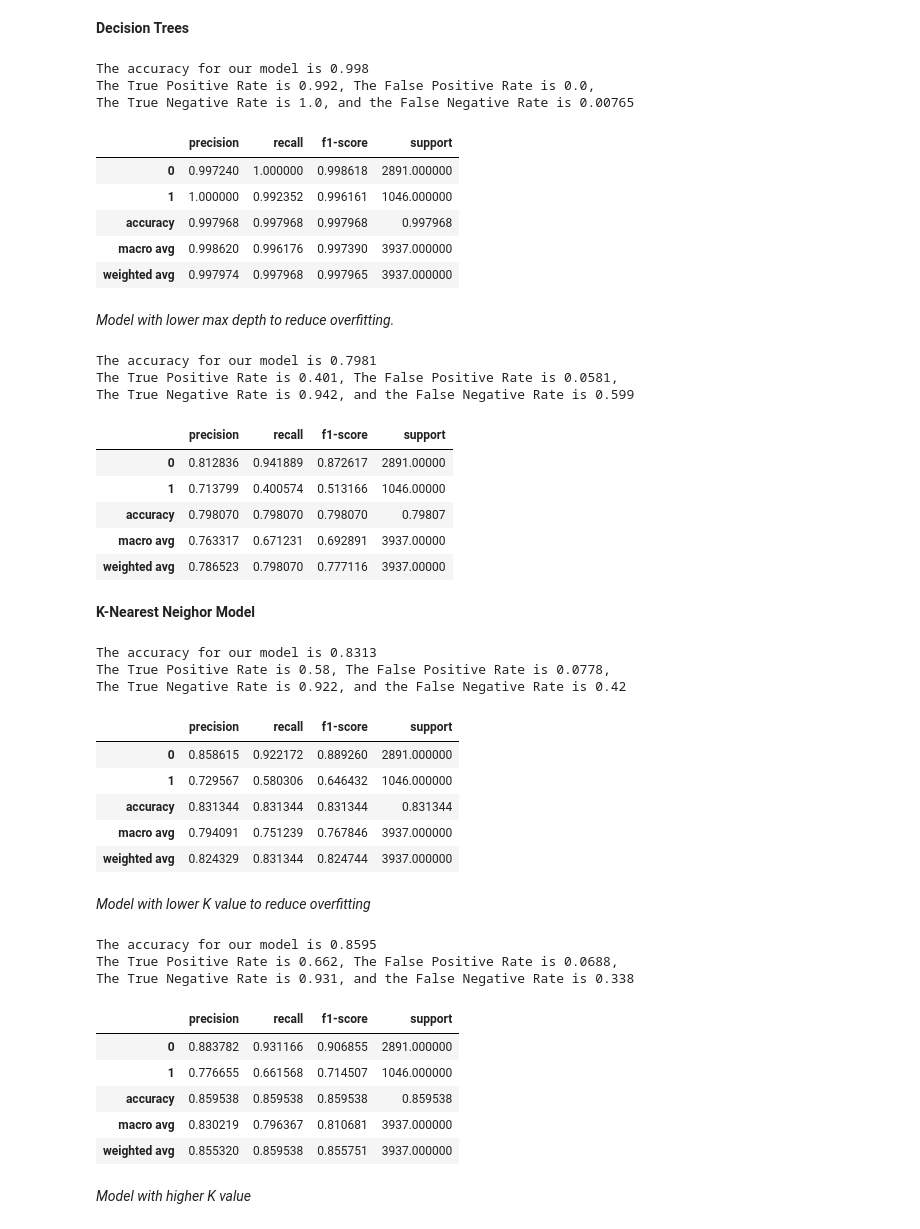
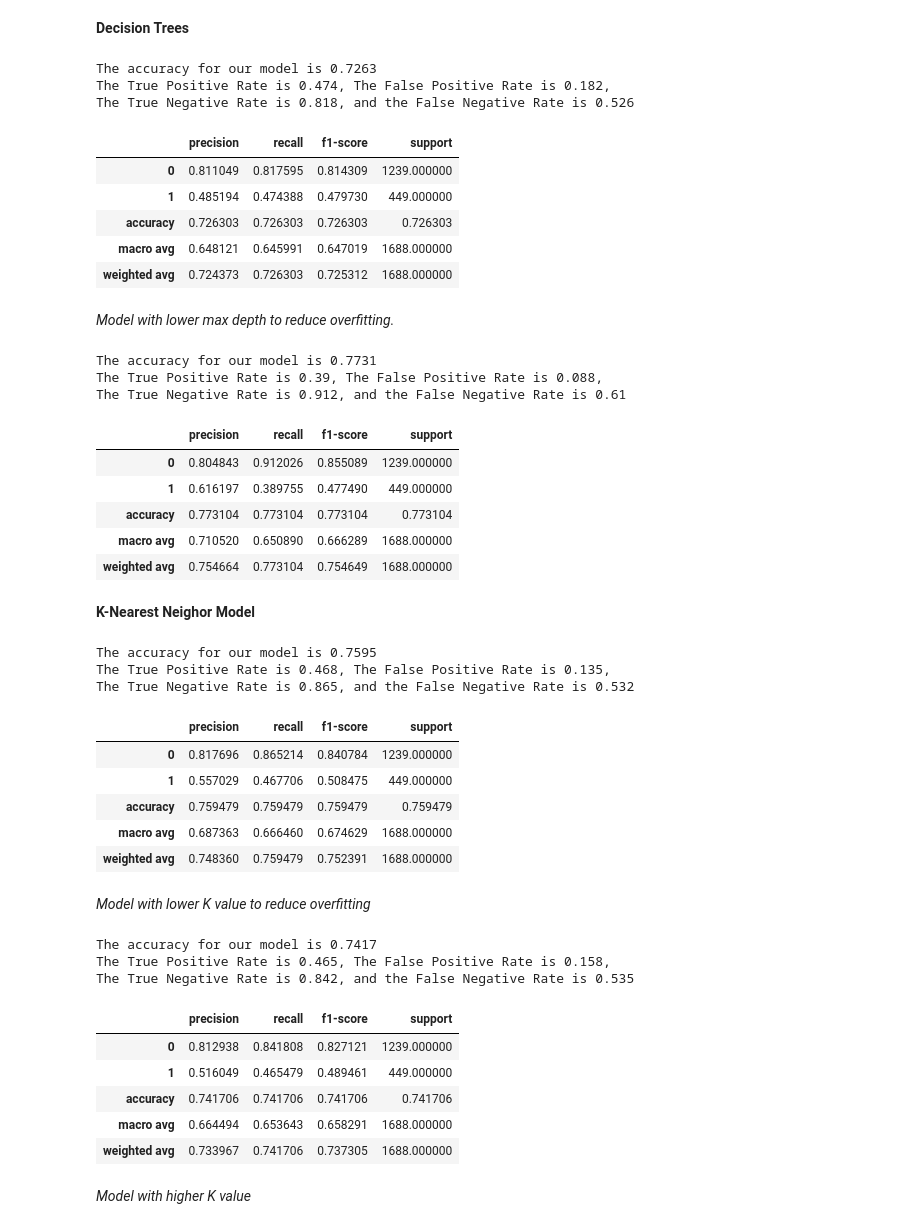
Before and after one commit to kristofer-rivera/classification-project, a Jupyter notebook: modeling.ipynb, the cells around one changed output. Cells and saved outputs as stored; diff of their text form; code cells hidden in the pictures.

Commit message:
Fixing issue with model evaluation.

```diff
--- a/modeling.ipynb
+++ b/modeling.ipynb
@@ -69,34 +69,34 @@ clf1 = clf1.fit(X_train, y_train)
 # %%
 # Creating predictions and evaluating
 
-X = X_train
-y = y_train
+X = X_validate
+y = y_validate
 
 accuracy1 = clf1.score(X, y)
 y_pred = clf1.predict(X)
 conf = confusion_matrix(y, y_pred)
 class_report = pd.DataFrame(classification_report(y, y_pred, output_dict=True)).T
 conf = confusion_matrix(y, y_pred)
 tpr = conf[1][1] / conf[1].sum()
 fpr = conf[0][1] / conf[0].sum()
 tnr = conf[0][0] / conf[0].sum()
 fnr = conf[1][0] / conf[1].sum()
 print(f'''
 The accuracy for our model is {accuracy1:.4}
 The True Positive Rate is {tpr:.3}, The False Positive Rate is {fpr:.3},
 The True Negative Rate is {tnr:.3}, and the False Negative Rate is {fnr:.3}
 ''')
 class_report
 # %% [output]
-The accuracy for our model is 0.998
-The True Positive Rate is 0.992, The False Positive Rate is 0.0,
-The True Negative Rate is 1.0, and the False Negative Rate is 0.00765
+The accuracy for our model is 0.7263
+The True Positive Rate is 0.474, The False Positive Rate is 0.182,
+The True Negative Rate is 0.818, and the False Negative Rate is 0.526
 |  | precision | recall | f1-score | support |
-| 0 | 0.997240 | 1.000000 | 0.998618 | 2891.000000 |
-| 1 | 1.000000 | 0.992352 | 0.996161 | 1046.000000 |
-| accuracy | 0.997968 | 0.997968 | 0.997968 | 0.997968 |
-| macro avg | 0.998620 | 0.996176 | 0.997390 | 3937.000000 |
-| weighted avg | 0.997974 | 0.997968 | 0.997965 | 3937.000000 |
+| 0 | 0.811049 | 0.817595 | 0.814309 | 1239.000000 |
+| 1 | 0.485194 | 0.474388 | 0.479730 | 449.000000 |
+| accuracy | 0.726303 | 0.726303 | 0.726303 | 0.726303 |
+| macro avg | 0.648121 | 0.645991 | 0.647019 | 1688.000000 |
+| weighted avg | 0.724373 | 0.726303 | 0.725312 | 1688.000000 |
 # %% [markdown]
 *Model with lower max depth to reduce overfitting.*
 # %%
@@ -107,9 +107,6 @@ clf2 = DecisionTreeClassifier(max_depth=3, random_state=123)
 clf2 = clf2.fit(X_train, y_train)
 # %%
 # Creating predictions and evaluating
-
-X = X_train
-y = y_train
 
 accuracy2 = clf2.score(X, y)
 y_pred = clf2.predict(X)
@@ -127,15 +124,15 @@ The True Negative Rate is {tnr:.3}, and the False Negative Rate is {fnr:.3}
 ''')
 class_report
 # %% [output]
-The accuracy for our model is 0.7981
-The True Positive Rate is 0.401, The False Positive Rate is 0.0581,
-The True Negative Rate is 0.942, and the False Negative Rate is 0.599
+The accuracy for our model is 0.7731
+The True Positive Rate is 0.39, The False Positive Rate is 0.088,
+The True Negative Rate is 0.912, and the False Negative Rate is 0.61
 |  | precision | recall | f1-score | support |
-| 0 | 0.812836 | 0.941889 | 0.872617 | 2891.00000 |
-| 1 | 0.713799 | 0.400574 | 0.513166 | 1046.00000 |
-| accuracy | 0.798070 | 0.798070 | 0.798070 | 0.79807 |
-| macro avg | 0.763317 | 0.671231 | 0.692891 | 3937.00000 |
-| weighted avg | 0.786523 | 0.798070 | 0.777116 | 3937.00000 |
+| 0 | 0.804843 | 0.912026 | 0.855089 | 1239.000000 |
+| 1 | 0.616197 | 0.389755 | 0.477490 | 449.000000 |
+| accuracy | 0.773104 | 0.773104 | 0.773104 | 0.773104 |
+| macro avg | 0.710520 | 0.650890 | 0.666289 | 1688.000000 |
+| weighted avg | 0.754664 | 0.773104 | 0.754649 | 1688.000000 |
 # %% [markdown]
 **K-Nearest Neighor Model**
 # %%
@@ -145,9 +142,6 @@ knn1 = KNeighborsClassifier()
 knn1 = knn1.fit(X_train, y_train)
 # %%
 # Creating predictions and evaluating
-
-X = X_train
-y = y_train
 
 accuracy3 = knn1.score(X, y)
 y_pred = knn1.predict(X)
@@ -165,15 +159,15 @@ The True Negative Rate is {tnr:.3}, and the False Negative Rate is {fnr:.3}
 ''')
 class_report
 # %% [output]
-The accuracy for our model is 0.8313
-The True Positive Rate is 0.58, The False Positive Rate is 0.0778,
-The True Negative Rate is 0.922, and the False Negative Rate is 0.42
+The accuracy for our model is 0.7595
+The True Positive Rate is 0.468, The False Positive Rate is 0.135,
+The True Negative Rate is 0.865, and the False Negative Rate is 0.532
 |  | precision | recall | f1-score | support |
-| 0 | 0.858615 | 0.922172 | 0.889260 | 2891.000000 |
-| 1 | 0.729567 | 0.580306 | 0.646432 | 1046.000000 |
-| accuracy | 0.831344 | 0.831344 | 0.831344 | 0.831344 |
-| macro avg | 0.794091 | 0.751239 | 0.767846 | 3937.000000 |
-| weighted avg | 0.824329 | 0.831344 | 0.824744 | 3937.000000 |
+| 0 | 0.817696 | 0.865214 | 0.840784 | 1239.000000 |
+| 1 | 0.557029 | 0.467706 | 0.508475 | 449.000000 |
+| accuracy | 0.759479 | 0.759479 | 0.759479 | 0.759479 |
+| macro avg | 0.687363 | 0.666460 | 0.674629 | 1688.000000 |
+| weighted avg | 0.748360 | 0.759479 | 0.752391 | 1688.000000 |
 # %% [markdown]
 *Model with lower K value to reduce overfitting*
 # %%
@@ -184,9 +178,6 @@ knn2 = KNeighborsClassifier(n_neighbors = 3)
 knn2 = knn2.fit(X_train, y_train)
 # %%
 # Creating predictions and evaluating
-
-X = X_train
-y = y_train
 
 accuracy4 = knn2.score(X, y)
 y_pred = knn2.predict(X)
@@ -204,15 +195,15 @@ The True Negative Rate is {tnr:.3}, and the False Negative Rate is {fnr:.3}
 ''')
 class_report
 # %% [output]
-The accuracy for our model is 0.8595
-The True Positive Rate is 0.662, The False Positive Rate is 0.0688,
-The True Negative Rate is 0.931, and the False Negative Rate is 0.338
+The accuracy for our model is 0.7417
+The True Positive Rate is 0.465, The False Positive Rate is 0.158,
+The True Negative Rate is 0.842, and the False Negative Rate is 0.535
 |  | precision | recall | f1-score | support |
-| 0 | 0.883782 | 0.931166 | 0.906855 | 2891.000000 |
-| 1 | 0.776655 | 0.661568 | 0.714507 | 1046.000000 |
-| accuracy | 0.859538 | 0.859538 | 0.859538 | 0.859538 |
-| macro avg | 0.830219 | 0.796367 | 0.810681 | 3937.000000 |
-| weighted avg | 0.855320 | 0.859538 | 0.855751 | 3937.000000 |
+| 0 | 0.812938 | 0.841808 | 0.827121 | 1239.000000 |
+| 1 | 0.516049 | 0.465479 | 0.489461 | 449.000000 |
+| accuracy | 0.741706 | 0.741706 | 0.741706 | 0.741706 |
+| macro avg | 0.664494 | 0.653643 | 0.658291 | 1688.000000 |
+| weighted avg | 0.733967 | 0.741706 | 0.737305 | 1688.000000 |
 # %% [markdown]
 *Model with higher K value*
 # %%
```
Also changed, not shown: parts of 33 cells of this notebook, 1 other file.
